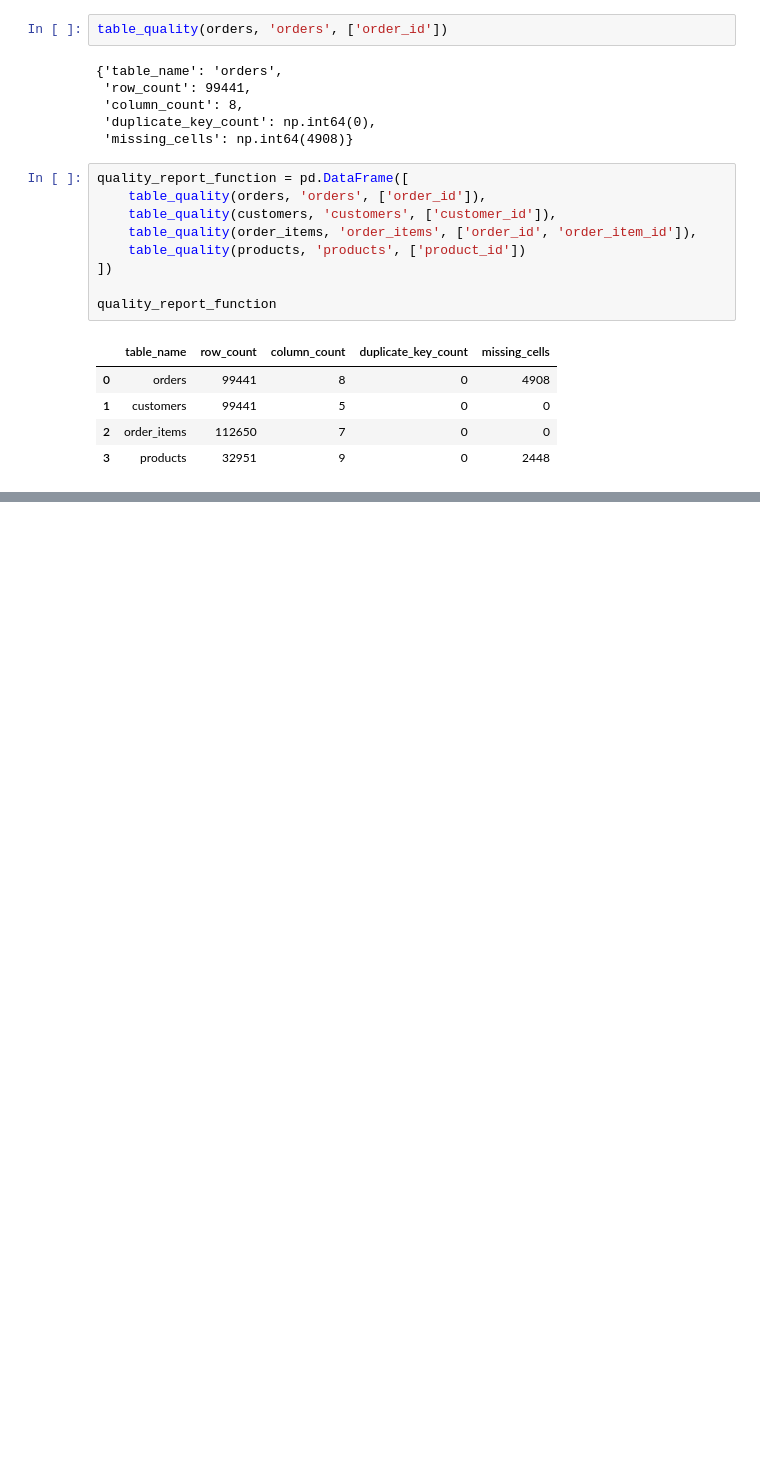
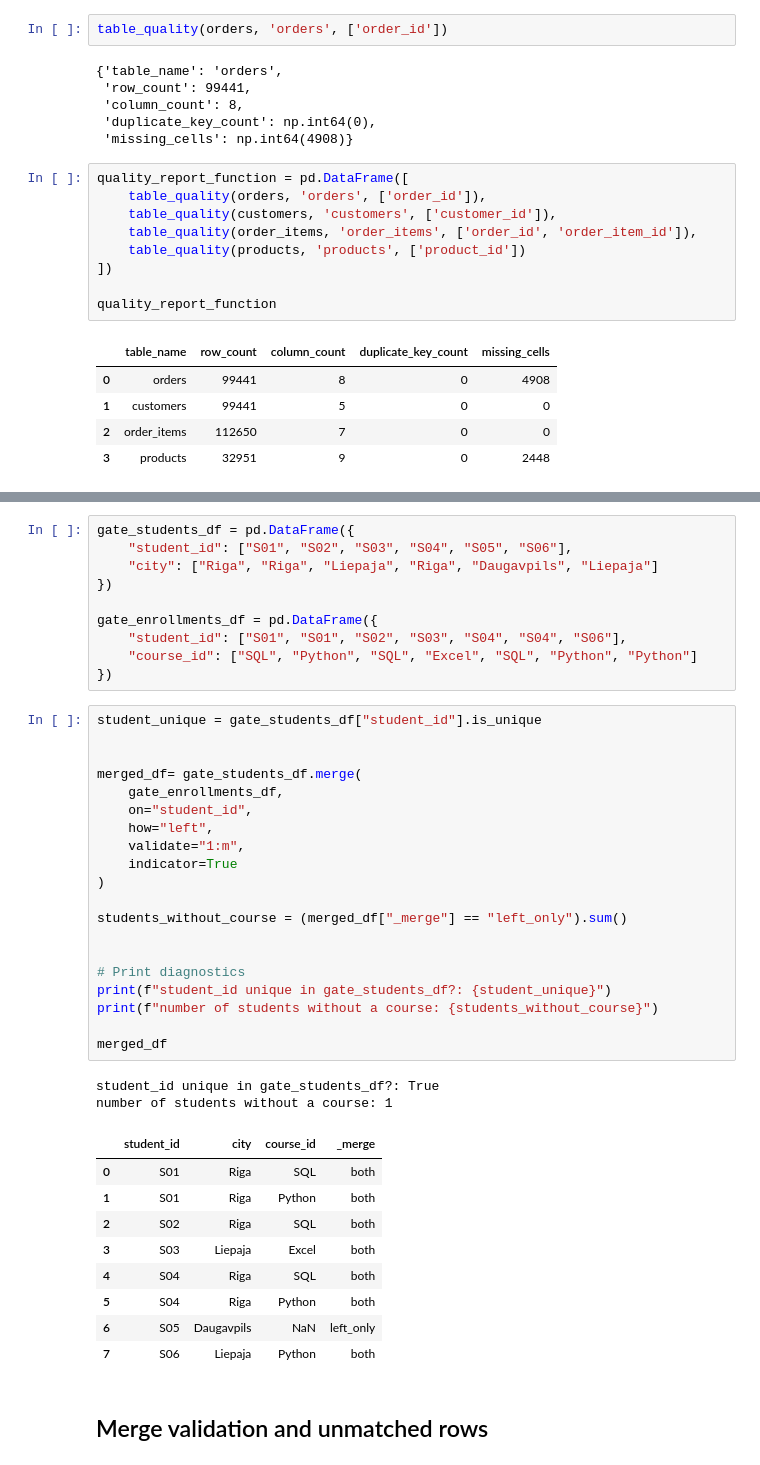
Before and after one commit to GlebUstynov/olist-ecommerce-analysis, a Jupyter notebook: week3_pandas_quality_final.ipynb, the cells around one changed output, grey strips where cells are left out. Saved outputs shown, nothing was run; the diff lists cells and outputs as text; blank space fills up the shorter version.

```diff
--- a/week3_pandas_quality.ipynb
+++ b/week3_pandas_quality_final.ipynb
@@ -1005,0 +1123,44 @@ quality_report_function
+# %%
+gate_students_df = pd.DataFrame({
+    "student_id": ["S01", "S02", "S03", "S04", "S05", "S06"],
+    "city": ["Riga", "Riga", "Liepaja", "Riga", "Daugavpils", "Liepaja"]
+})
+
+gate_enrollments_df = pd.DataFrame({
+    "student_id": ["S01", "S01", "S02", "S03", "S04", "S04", "S06"],
+    "course_id": ["SQL", "Python", "SQL", "Excel", "SQL", "Python", "Python"]
+})
+# %%
+student_unique = gate_students_df["student_id"].is_unique
+
+
+merged_df= gate_students_df.merge(
+    gate_enrollments_df,
+    on="student_id",
+    how="left",
+    validate="1:m",
+    indicator=True
+)
+
+students_without_course = (merged_df["_merge"] == "left_only").sum()
+
+
+# Print diagnostics
+print(f"student_id unique in gate_students_df?: {student_unique}")
+print(f"number of students without a course: {students_without_course}")
+
+merged_df
+# %% [output]
+student_id unique in gate_students_df?: True
+number of students without a course: 1
+|  | student_id | city | course_id | _merge |
+| 0 | S01 | Riga | SQL | both |
+| 1 | S01 | Riga | Python | both |
+| 2 | S02 | Riga | SQL | both |
+| 3 | S03 | Liepaja | Excel | both |
+| 4 | S04 | Riga | SQL | both |
+| 5 | S04 | Riga | Python | both |
+| 6 | S05 | Daugavpils | NaN | left_only |
+| 7 | S06 | Liepaja | Python | both |
+# %% [markdown]
+## Merge validation and unmatched rows
```
Also changed, not shown: parts of 22 cells of this notebook, 2 other files.
